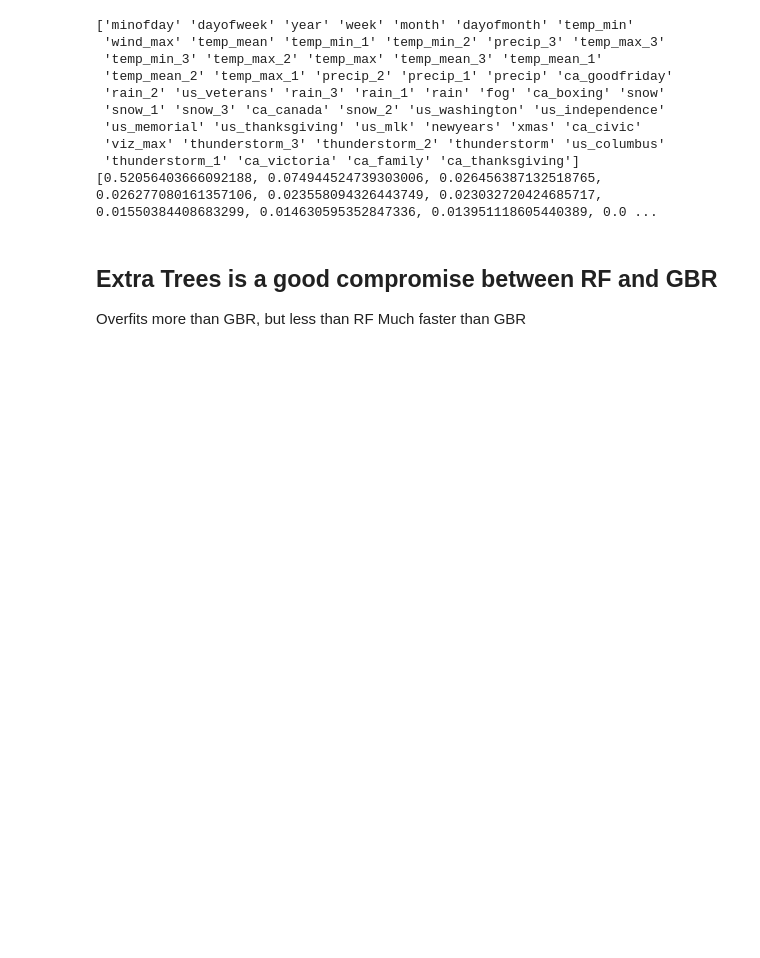
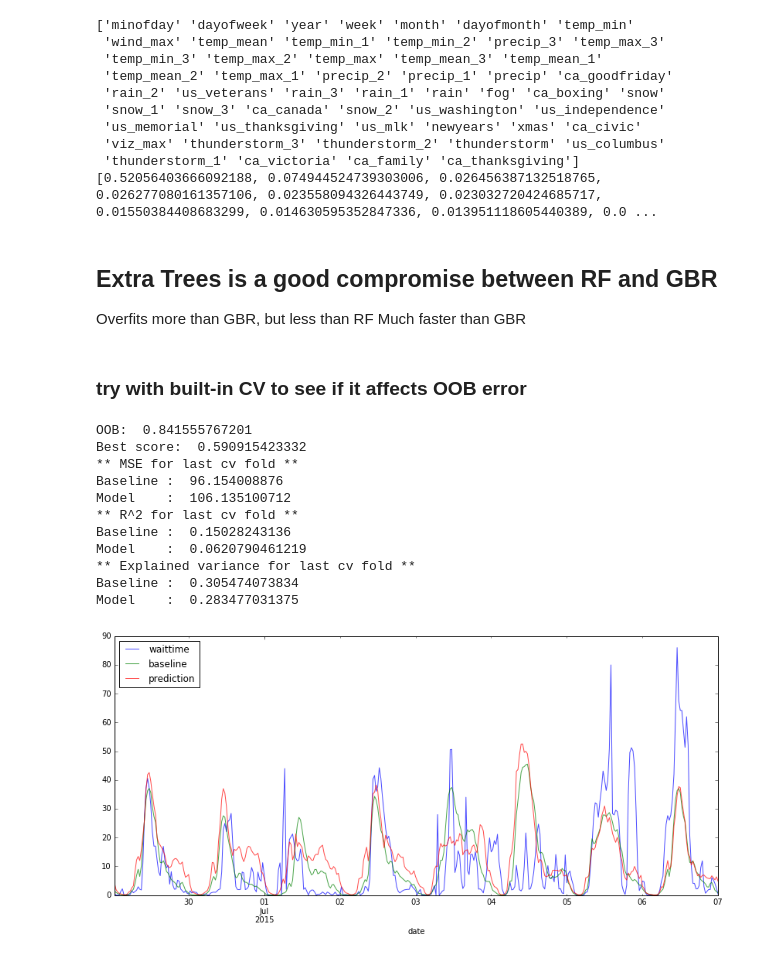
Before and after one commit to jngseattle/BorderCrossing, a Jupyter notebook: code/Model-v0.4-weather_lead_effects.ipynb, the cells around one changed output. Cells and saved outputs as stored; diff of their text form; code cells hidden in the pictures; blank space fills up the shorter version.

```diff
--- a/code/Model-v0.4-weather_lead_effects.ipynb
+++ b/code/Model-v0.4-weather_lead_effects.ipynb
@@ -286,3 +286,28 @@ print sorted(grid.best_estimator_.feature_importances_)[::-1]
 ## Extra Trees is a good compromise between RF and GBR
 Overfits more than GBR, but less than RF
 Much faster than GBR
+# %% [markdown]
+### try with built-in CV to see if it affects OOB error
+# %%
+data = BorderData(df30)
+
+model = ExtraTreesRegressor(n_jobs=-1, n_estimators=100, oob_score=True, bootstrap=True)
+params = {}
+grid = GridSearchCV(model, params, cv=3)
+grid.fit(data.X_train, data.y_train)
+data.predict(grid)
+data.print_metrics(grid)
+data.plot('6/29/15', '7/7/15');
+# %% [output]
+OOB:  0.841555767201
+Best score:  0.590915423332
+** MSE for last cv fold **
+Baseline :  96.154008876
+Model    :  106.135100712
+** R^2 for last cv fold **
+Baseline :  0.15028243136
+Model    :  0.0620790461219
+** Explained variance for last cv fold **
+Baseline :  0.305474073834
+Model    :  0.283477031375
+[figure, added]
```
Also changed, not shown: 6 other files.
